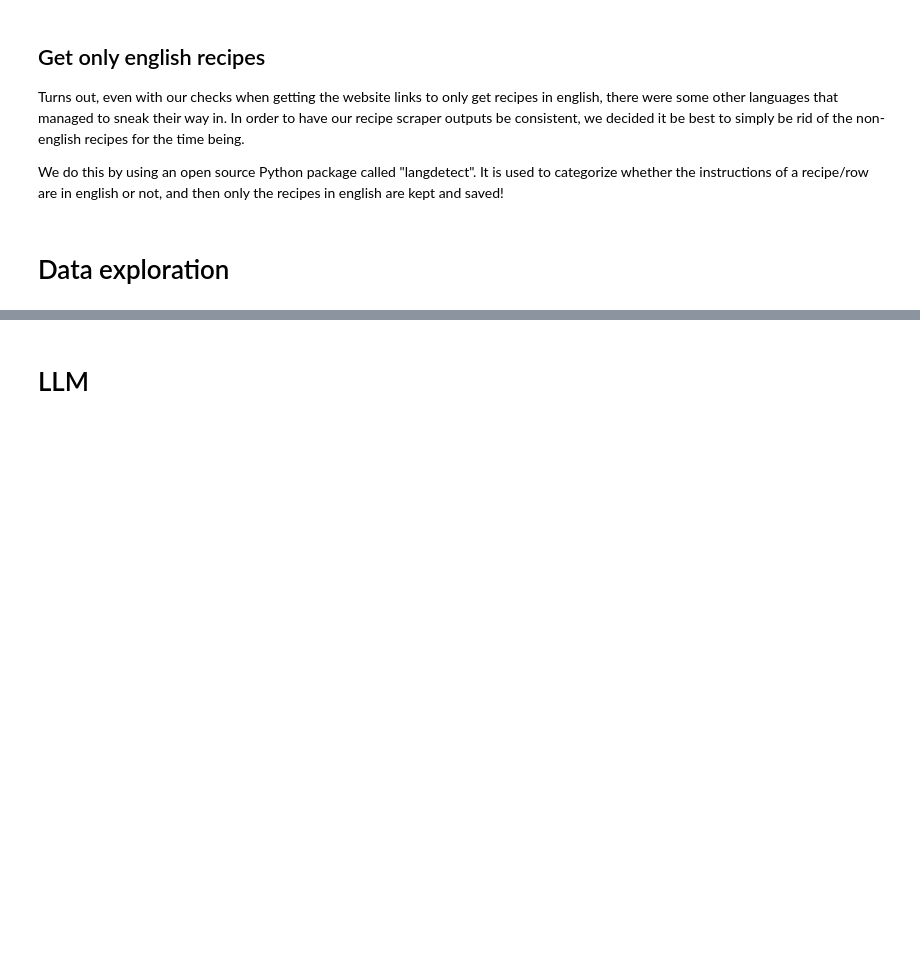
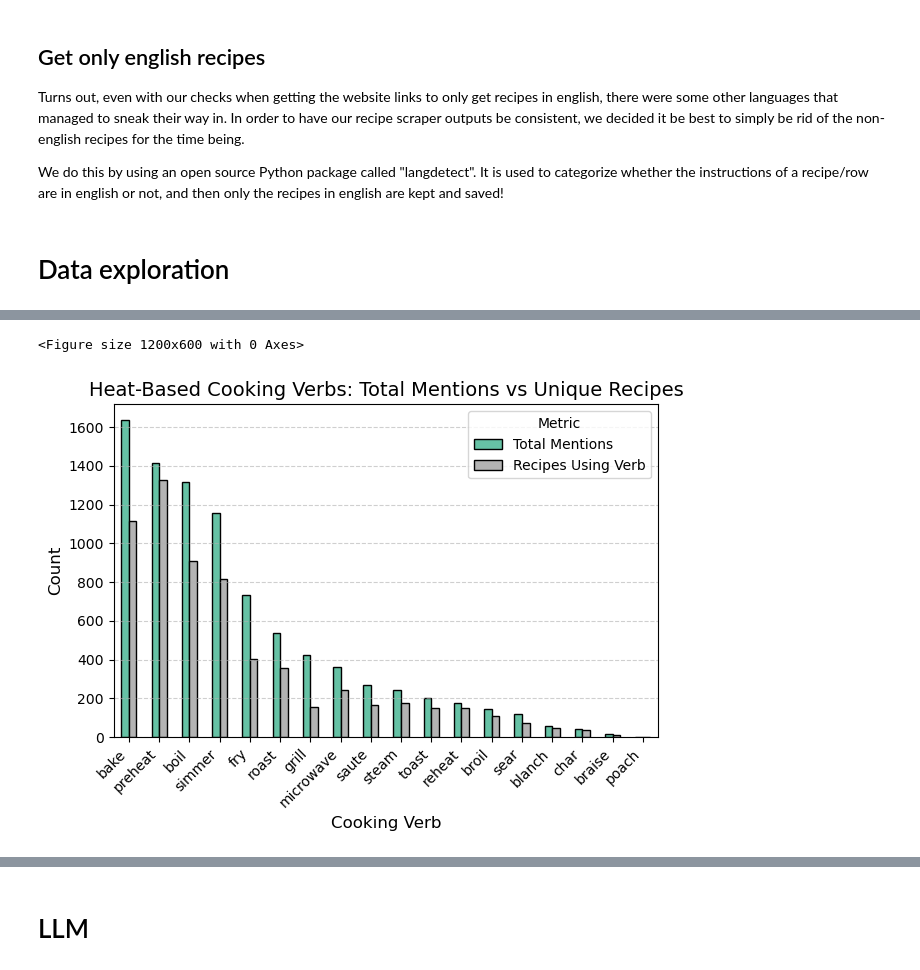
Before and after one commit to s243933/DTU_ABA_2025, a Jupyter notebook: Report/report_group4.ipynb, the cells around one changed output, grey strips where cells are left out. Cells and saved outputs as stored; diff of their text form; code cells hidden in the pictures; blank space fills up the shorter version.

```diff
--- a/Report/report_group4.ipynb
+++ b/Report/report_group4.ipynb
@@ -418,0 +547,46 @@ english_recipes.to_csv(r'recipes\english_recipes.csv', index=False)
+# %%
+# List of heat-based cooking verbs
+verb_keywords = [
+    'bake', 'boil', 'fry', 'grill', 'roast', 'saute', 'simmer',
+    'steam', 'broil', 'sear', 'poach', 'toast', 'blanch',
+    'microwave', 'reheat', 'preheat', 'char', 'braise'
+]
+
+# Count total mentions of each verb (across all instructions) ---
+all_verbs = []
+for text in english_recipes_df['Instructions'].dropna():
+    all_verbs += re.findall(r'\b(' + '|'.join(verb_keywords) + r')\b', text.lower())
+
+total_mentions = pd.Series(Counter(all_verbs)).sort_index()
+
+# Count unique recipes that mention each verb at least once ---
+unique_recipe_mentions = {}
+for verb in verb_keywords:
+    # Count how many recipes mention this verb at least once
+    unique_recipe_mentions[verb] = english_recipes_df['Instructions'].str.contains(
+        rf'\b{verb}\b', case=False, na=False
+    ).sum()
+
+unique_recipe_mentions = pd.Series(unique_recipe_mentions).sort_index()
+
+# Combine both counts into one DataFrame ---
+verb_stats = pd.DataFrame({
+    'Total Mentions': total_mentions,
+    'Recipes Using Verb': unique_recipe_mentions
+}).sort_values(by='Total Mentions', ascending=False)
+# %%
+# Plot a grouped bar chart
+plt.figure(figsize=(12, 6))
+verb_stats.plot(kind='bar', edgecolor='black', colormap='Set2')
+
+plt.title("Heat-Based Cooking Verbs: Total Mentions vs Unique Recipes", fontsize=14)
+plt.xlabel("Cooking Verb", fontsize=12)
+plt.ylabel("Count", fontsize=12)
+plt.xticks(rotation=45, ha='right')
+plt.grid(axis='y', linestyle='--', alpha=0.6)
+plt.tight_layout()
+plt.legend(title="Metric")
+plt.show()
+# %% [output]
+<Figure size 1200x600 with 0 Axes>
+[figure, added]
```
Also changed, not shown: parts of 30 cells of this notebook.
